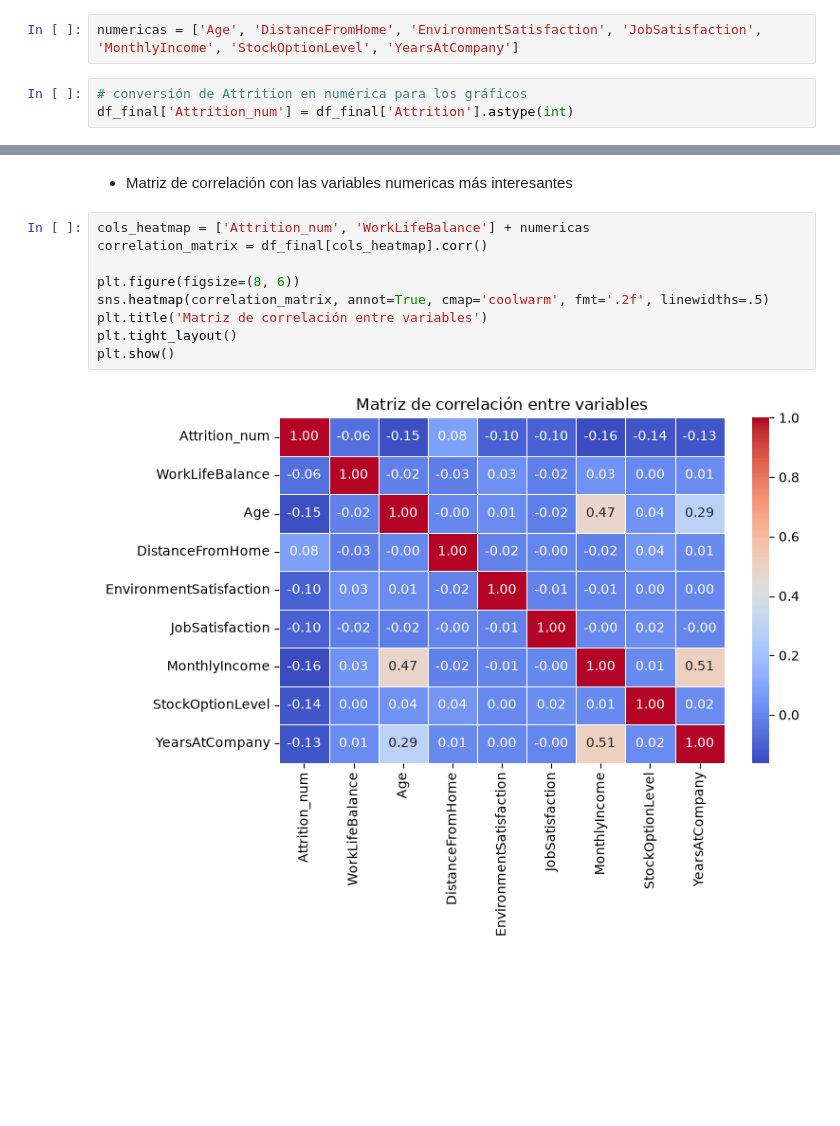
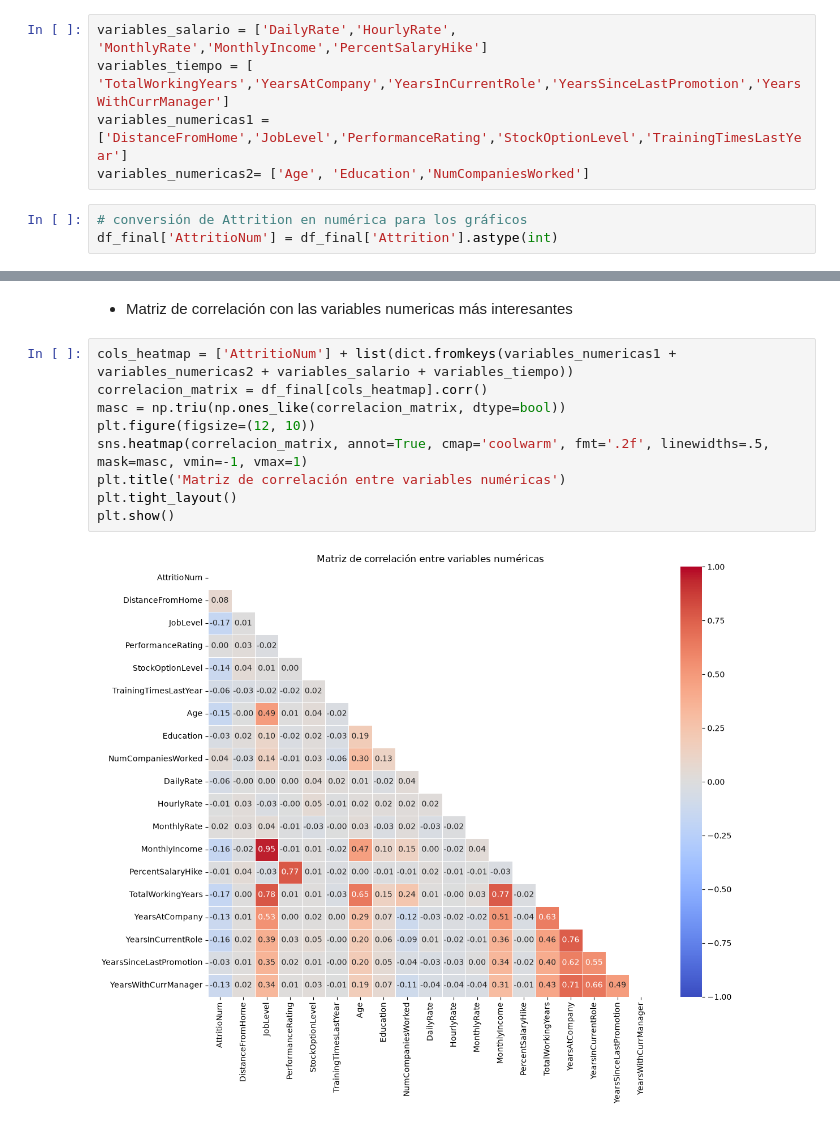
Before and after one commit to Adalab/project-da-promo-67-modulo-3-team-2, a Jupyter notebook: correlacion.ipynb, the cells around one changed output, grey strips where cells are left out. Cells and saved outputs as stored; diff of their text form; blank space fills up the shorter version.

Commit message:
Cambios en correlacion, observacion de gráficas y datos

```diff
--- a/correlacion.ipynb
+++ b/correlacion.ipynb
@@ -45,9 +45,12 @@ categoricas = ['BusinessTravel', 'Department', 'EducationField', 'Gender', 'JobR
 # %%
 variables_encuesta = ['EnvironmentSatisfaction', 'JobInvolvement','JobSatisfaction','RelationshipSatisfaction','WorkLifeBalance']
 # %%
-numericas = ['Age', 'DistanceFromHome', 'EnvironmentSatisfaction', 'JobSatisfaction', 'MonthlyIncome', 'StockOptionLevel', 'YearsAtCompany']
+variables_salario = ['DailyRate','HourlyRate', 'MonthlyRate','MonthlyIncome','PercentSalaryHike']
+variables_tiempo = [ 'TotalWorkingYears','YearsAtCompany','YearsInCurrentRole','YearsSinceLastPromotion','YearsWithCurrManager']
+variables_numericas1 = ['DistanceFromHome','JobLevel','PerformanceRating','StockOptionLevel','TrainingTimesLastYear']
+variables_numericas2= ['Age', 'Education','NumCompaniesWorked']
 # %%
 # conversión de Attrition en numérica para los gráficos
-df_final['Attrition_num'] = df_final['Attrition'].astype(int)
+df_final['AttritioNum'] = df_final['Attrition'].astype(int)
 # %% [markdown]
 - Correlación de attrition (abandono de la empresa) con las variables categóricas
@@ -96,13 +92,13 @@ for col in variables_encuesta:
 # %% [markdown]
 - Matriz de correlación con las variables numericas más interesantes
 # %%
-cols_heatmap = ['Attrition_num', 'WorkLifeBalance'] + numericas
-correlation_matrix = df_final[cols_heatmap].corr()
-
-plt.figure(figsize=(8, 6))
-sns.heatmap(correlation_matrix, annot=True, cmap='coolwarm', fmt='.2f', linewidths=.5)
-plt.title('Matriz de correlación entre variables')
+cols_heatmap = ['AttritioNum'] + list(dict.fromkeys(variables_numericas1 + variables_numericas2 + variables_salario + variables_tiempo))
+correlacion_matrix = df_final[cols_heatmap].corr()
+masc = np.triu(np.ones_like(correlacion_matrix, dtype=bool))
+plt.figure(figsize=(12, 10))
+sns.heatmap(correlacion_matrix, annot=True, cmap='coolwarm', fmt='.2f', linewidths=.5, mask=masc, vmin=-1, vmax=1)
+plt.title('Matriz de correlación entre variables numéricas')
 plt.tight_layout()
 plt.show()
 # %% [output]
-[figure, old version]
+[figure, new version]
```
Also changed, not shown: parts of 7 cells of this notebook.
